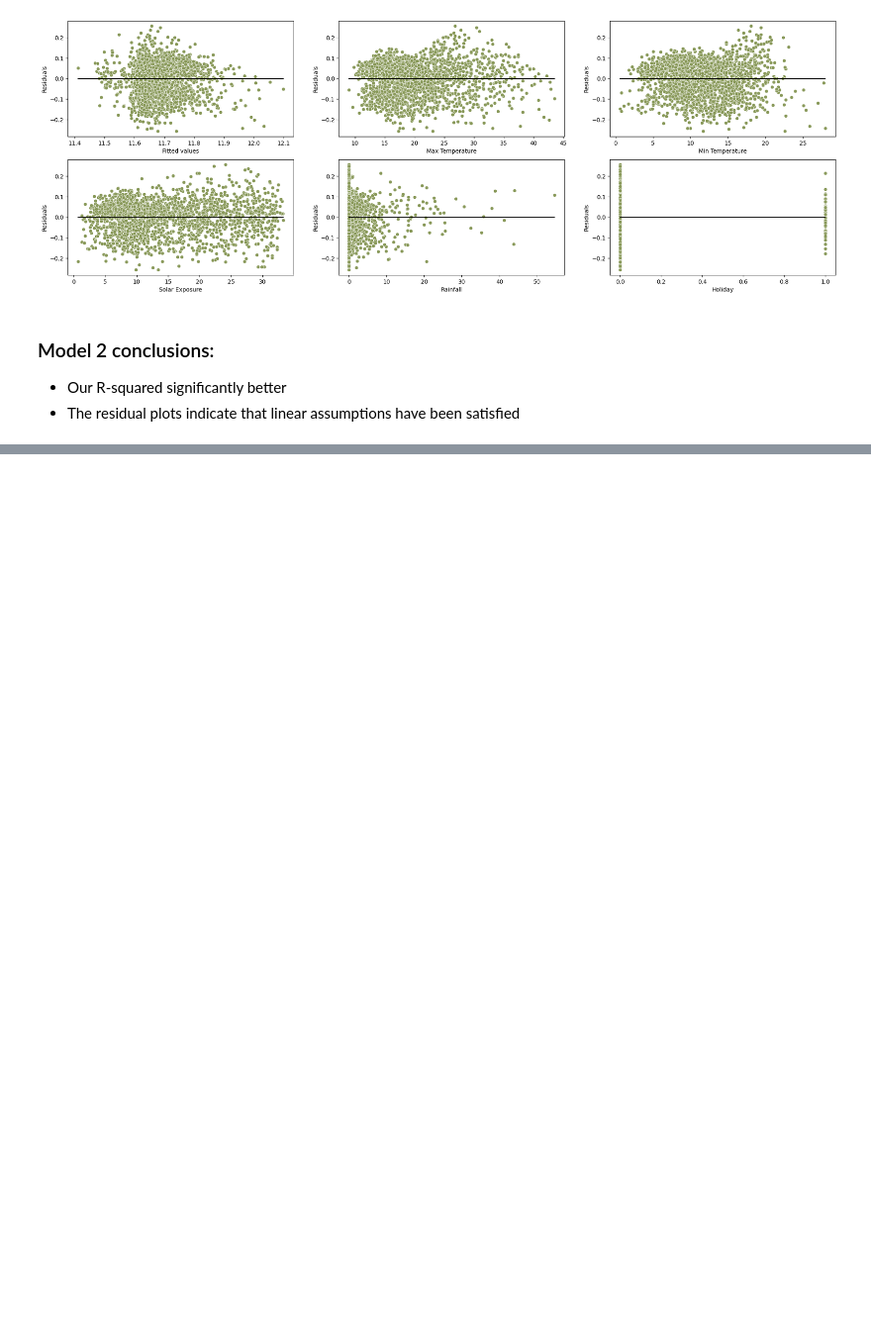
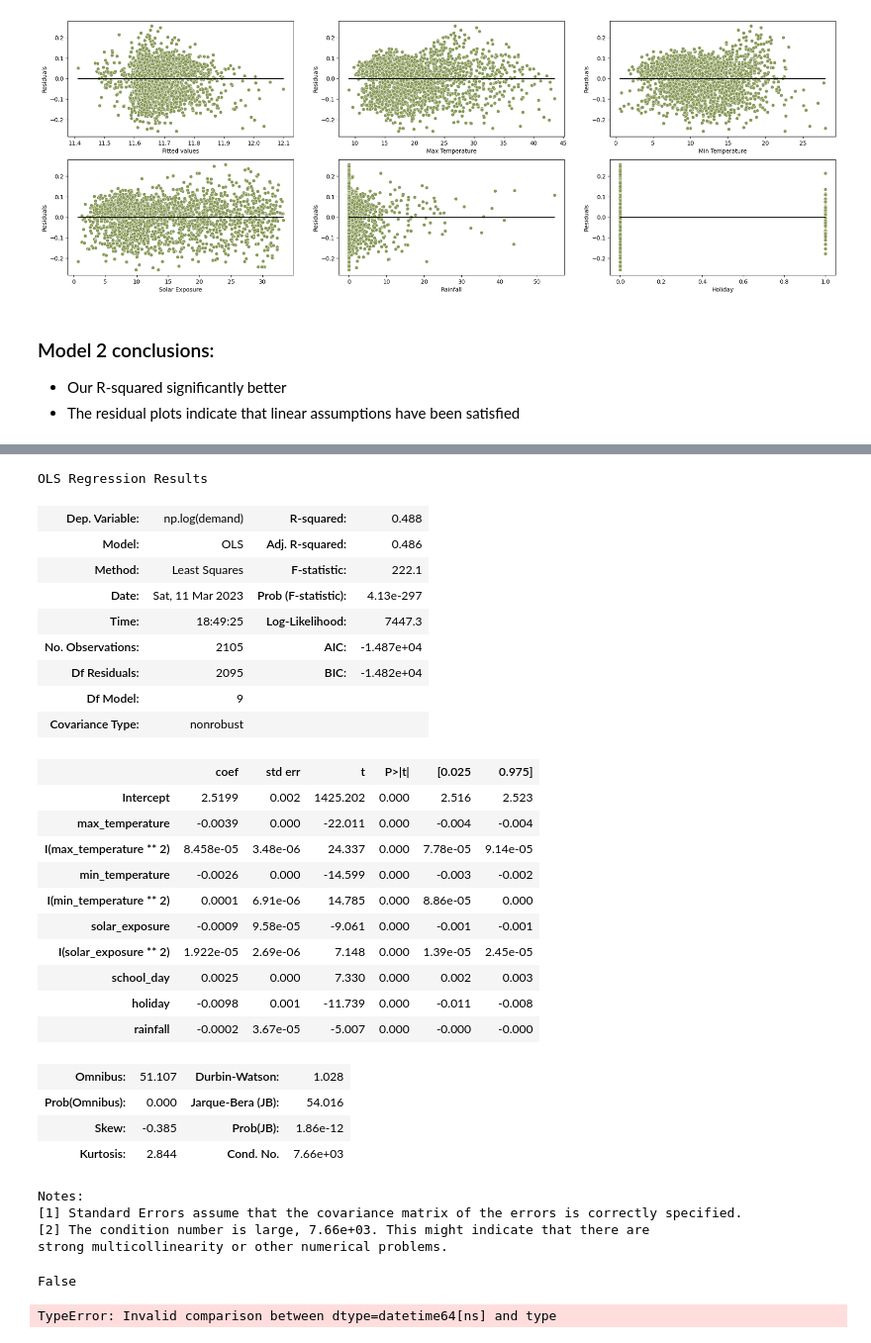
Before and after one commit to Dsl03/STAT303-2-Final-Project, a Jupyter notebook: Project files/Project Code Template.ipynb, the cells around one changed output, grey strips where cells are left out. Shown at 99% size. Saved outputs shown, nothing was run; the diff lists cells and outputs as text; code cells hidden in the pictures; blank space fills up the shorter version.

```diff
--- a/Project files/Project Code Template.ipynb
+++ b/Project files/Project Code Template.ipynb
@@ -364,0 +434,6 @@ Besides all of the code above, we also conducted autocorrelation to see if addin
+# %%
+#Computing the leverage statistic for each observation
+influence = model2.get_influence()
+leverage = influence.hat_matrix_diag
+# %%
+out = model2.outlier_test()
@@ -364,0 +446,4 @@ Besides all of the code above, we also conducted autocorrelation to see if addin
+# %%
+#Dropping influential points from data
+df_filtered = df.drop(np.intersect1d(np.where(np.abs(out.student_resid)>3)[0],
+                                           (np.where(leverage>high_leverage_threshold)[0])))
@@ -364,0 +454,34 @@ Besides all of the code above, we also conducted autocorrelation to see if addin
+# %%
+ols_object = smf.ols(formula = 'np.log(demand)~max_temperature+I(max_temperature**2)+min_temperature+I(min_temperature**2)+solar_exposure+I(solar_exposure**2)+school_day+holiday+rainfall', data = df_filtered)
+model3 = ols_object.fit()
+model3.summary()
+# %% [output]
+OLS Regression Results
+| Dep. Variable: | np.log(demand) | R-squared: | 0.488 |
+| Model: | OLS | Adj. R-squared: | 0.486 |
+| Method: | Least Squares | F-statistic: | 222.1 |
+| Date: | Sat, 11 Mar 2023 | Prob (F-statistic): | 4.13e-297 |
+| Time: | 18:49:25 | Log-Likelihood: | 7447.3 |
+| No. Observations: | 2105 | AIC: | -1.487e+04 |
+| Df Residuals: | 2095 | BIC: | -1.482e+04 |
+| Df Model: | 9 |  |  |
+| Covariance Type: | nonrobust |  |  |
+|  | coef | std err | t | P>|t| | [0.025 | 0.975] |
+| Intercept | 2.5199 | 0.002 | 1425.202 | 0.000 | 2.516 | 2.523 |
+| max_temperature | -0.0039 | 0.000 | -22.011 | 0.000 | -0.004 | -0.004 |
+| I(max_temperature ** 2) | 8.458e-05 | 3.48e-06 | 24.337 | 0.000 | 7.78e-05 | 9.14e-05 |
+| min_temperature | -0.0026 | 0.000 | -14.599 | 0.000 | -0.003 | -0.002 |
+| I(min_temperature ** 2) | 0.0001 | 6.91e-06 | 14.785 | 0.000 | 8.86e-05 | 0.000 |
+| solar_exposure | -0.0009 | 9.58e-05 | -9.061 | 0.000 | -0.001 | -0.001 |
+| I(solar_exposure ** 2) | 1.922e-05 | 2.69e-06 | 7.148 | 0.000 | 1.39e-05 | 2.45e-05 |
+| school_day | 0.0025 | 0.000 | 7.330 | 0.000 | 0.002 | 0.003 |
+| holiday | -0.0098 | 0.001 | -11.739 | 0.000 | -0.011 | -0.008 |
+| rainfall | -0.0002 | 3.67e-05 | -5.007 | 0.000 | -0.000 | -0.000 |
+| Omnibus: | 51.107 | Durbin-Watson: | 1.028 |
+| Prob(Omnibus): | 0.000 | Jarque-Bera (JB): | 54.016 |
+| Skew: | -0.385 | Prob(JB): | 1.86e-12 |
+| Kurtosis: | 2.844 | Cond. No. | 7.66e+03 |
+Notes:
+[1] Standard Errors assume that the covariance matrix of the errors is correctly specified.
+[2] The condition number is large, 7.66e+03. This might indicate that there are
+strong multicollinearity or other numerical problems.
@@ -364,0 +561,19 @@ Besides all of the code above, we also conducted autocorrelation to see if addin
+# %%
+all_dates[0] < df['date'][0]
+# %% [output]
+False
+# %%
+lags = []
+days = []
+rmses = []
+for num in np.arange(1, 7, 1):
+    var_name = 'demand_lag_' + str(num) + '_day'
+    df_filtered[var_name] = df_filtered['demand'].shift(num)
+
+    days.append(num)
+    rmses.append(get_rmse([var_name]))
+
+lag_models = pd.DataFrame({'day_lag':days , 'rmse':rmses})
+lag_models
+# %% [output]
+TypeError: Invalid comparison between dtype=datetime64[ns] and type
```
Also changed, not shown: parts of 47 cells of this notebook.
